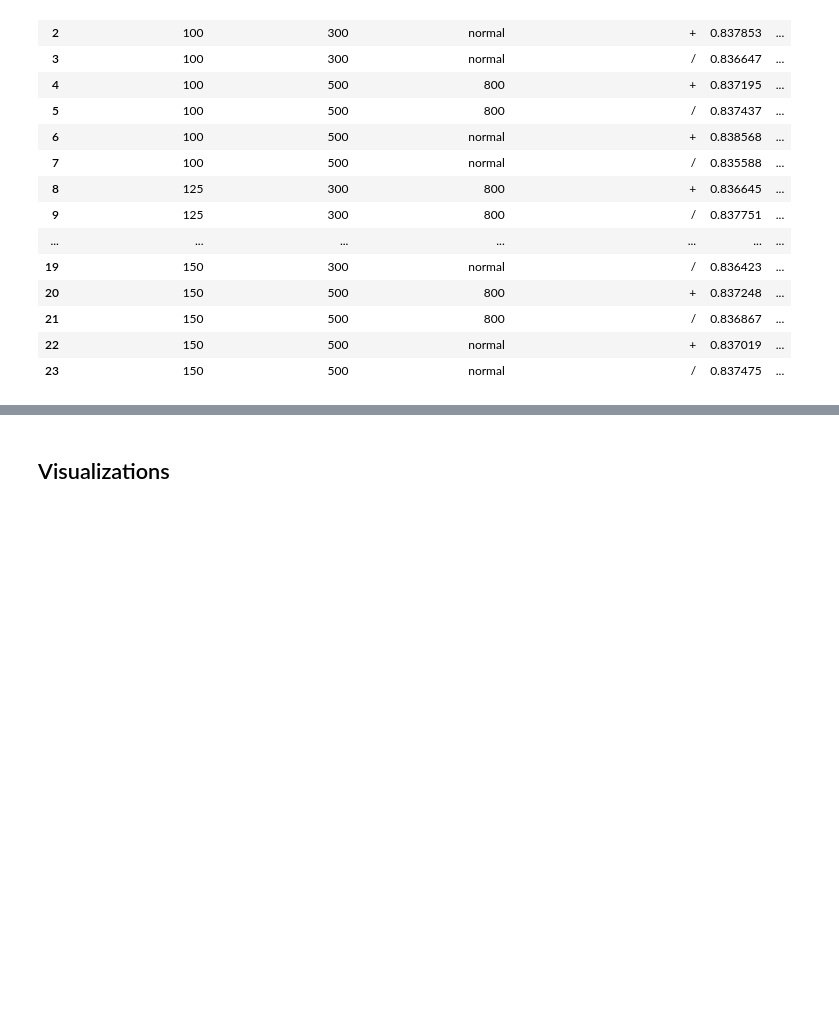
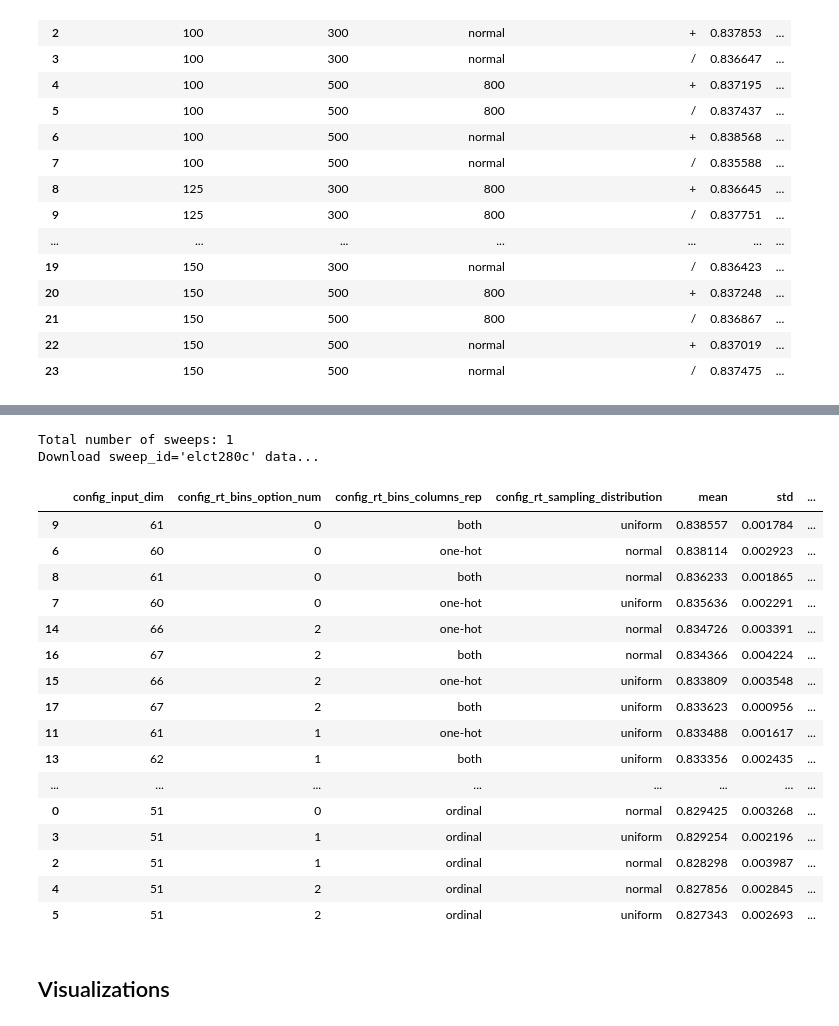
Before and after one commit to maayan-aytek/RtHumanChoicePredictionNLP, a Jupyter notebook: Notebooks_maayan-aytek/our_analyze_results.ipynb, the cells around one changed output, grey strips where cells are left out. Cells and saved outputs as stored; diff of their text form; code cells hidden in the pictures; blank space fills up the shorter version.

```diff
--- a/Notebooks_maayan-aytek/our_analyze_results.ipynb
+++ b/Notebooks_maayan-aytek/our_analyze_results.ipynb
@@ -172,3 +198,26 @@ Download sweep_id='1f6wyb4r' data...
+# %%
+sweep_results = result_metric(["elct280c"], "LLMs", drop_HPT=False, epoch='best')
+sweep_results.reset_index().sort_values(by="mean", ascending=False)
+# %% [output]
+Total number of sweeps: 1
+Download sweep_id='elct280c' data...
+|  | config_input_dim | config_rt_bins_option_num | config_rt_bins_columns_rep | config_rt_sampling_distribution | mean | std | ... |
+| 9 | 61 | 0 | both | uniform | 0.838557 | 0.001784 | ... |
+| 6 | 60 | 0 | one-hot | normal | 0.838114 | 0.002923 | ... |
+| 8 | 61 | 0 | both | normal | 0.836233 | 0.001865 | ... |
+| 7 | 60 | 0 | one-hot | uniform | 0.835636 | 0.002291 | ... |
+| 14 | 66 | 2 | one-hot | normal | 0.834726 | 0.003391 | ... |
+| 16 | 67 | 2 | both | normal | 0.834366 | 0.004224 | ... |
+| 15 | 66 | 2 | one-hot | uniform | 0.833809 | 0.003548 | ... |
+| 17 | 67 | 2 | both | uniform | 0.833623 | 0.000956 | ... |
+| 11 | 61 | 1 | one-hot | uniform | 0.833488 | 0.001617 | ... |
+| 13 | 62 | 1 | both | uniform | 0.833356 | 0.002435 | ... |
+| ... | ... | ... | ... | ... | ... | ... | ... |
+| 0 | 51 | 0 | ordinal | normal | 0.829425 | 0.003268 | ... |
+| 3 | 51 | 1 | ordinal | uniform | 0.829254 | 0.002196 | ... |
+| 2 | 51 | 1 | ordinal | normal | 0.828298 | 0.003987 | ... |
+| 4 | 51 | 2 | ordinal | normal | 0.827856 | 0.002845 | ... |
+| 5 | 51 | 2 | ordinal | uniform | 0.827343 | 0.002693 | ... |
 # %% [markdown]
 ## Visualizations
 # %%
```
Also changed, not shown: parts of 12 cells of this notebook, 3 other files.
